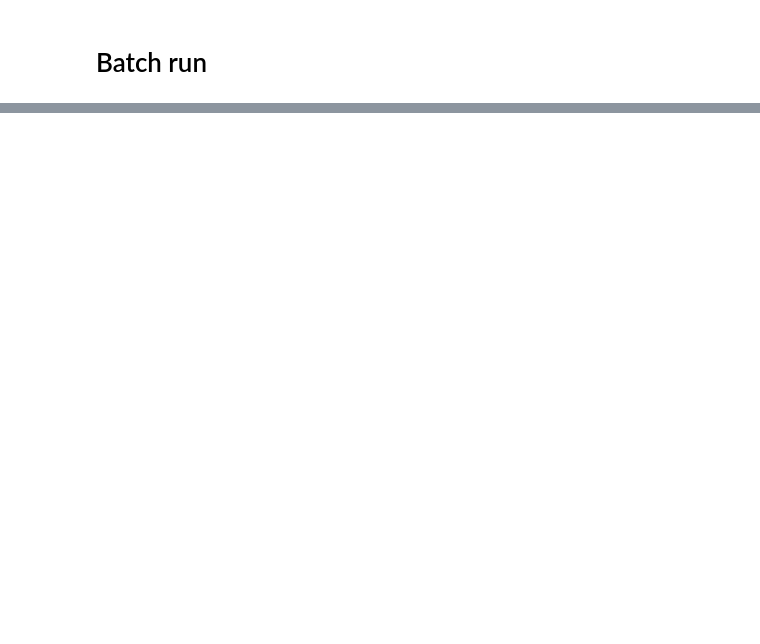
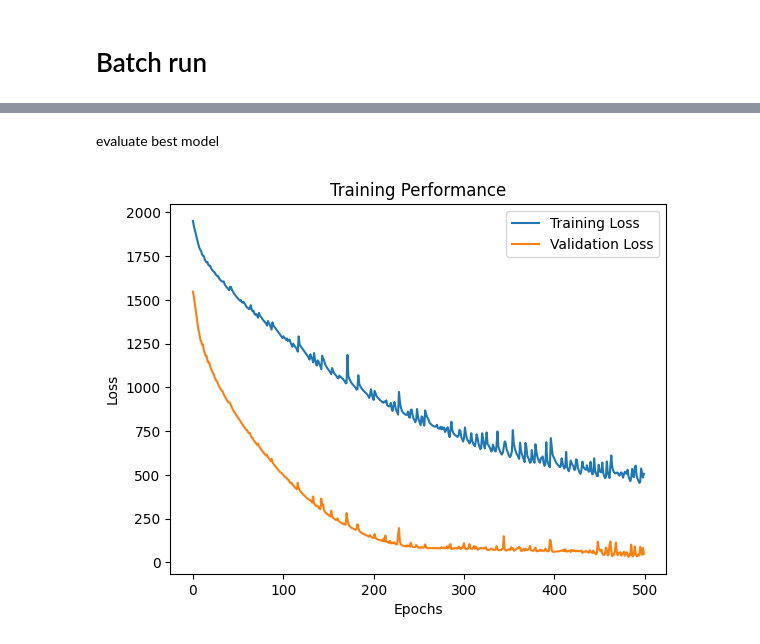
Before and after one commit to martgros/dynamic_system_identification_with_ml, a Jupyter notebook: notebook/identification_batchrun.ipynb, the cells around one changed output, grey strips where cells are left out. Saved outputs shown, nothing was run; the diff lists cells and outputs as text; code cells hidden in the pictures; blank space fills up the shorter version.

```diff
--- a/notebook/identification_batchrun.ipynb
+++ b/notebook/identification_batchrun.ipynb
@@ -21,14 +39,12 @@ import os
 import json
 import csv
 
-EPOCHS=10
-
-
+EPOCHS=500
 
 # Define hyperparameter values
 batch_sizes = [16, 32, 64]  # Batch sizes
 input_shapes = [(10, trainX.shape[2]), (20, trainX.shape[2]), (30, trainX.shape[2])]  # Time steps
-lstm_units_list = [16, 32]  # LSTM units
+lstm_units_list = [32, 64, 86]  # LSTM units
 
 # CSV file to log results
 csv_filename = "training_results.csv"
@@ -48,17 +64,17 @@ for batch_size in batch_sizes:
             run_id += 1
             print(f"\nTraining Run {run_id}: batch_size={batch_size}, time_steps={input_shape[0]}, lstm_units={lstm_units}\n")
 
-            with tf.device('CPU:0'):
-                # Define Model
-                model = Sequential()
-                model.add(LSTM(lstm_units, input_shape=input_shape, return_sequences=True, activation='sigmoid'))
-                model.add(TimeDistributed(Dense(1)))  # Output at each time step
+            #with tf.device('CPU:0'):
+            # Define Model
+            model = Sequential()
+            model.add(LSTM(lstm_units, input_shape=input_shape, return_sequences=True, activation='sigmoid'))
+            model.add(TimeDistributed(Dense(1)))  # Output at each time step
 
-                # Compile Model
-                model.compile(optimizer=RMSprop(learning_rate=0.01), loss='mean_squared_error', metrics=['mse'])
+            # Compile Model
+            model.compile(optimizer=RMSprop(learning_rate=0.01), loss='mean_squared_error', metrics=['mse'])
 
-                # Early Stopping (Stops if validation loss doesn't improve for 20 epochs)
-                early_stopping = EarlyStopping(monitor='val_loss', patience=20, restore_best_weights=True, verbose=1)
+            # Early Stopping (Stops if validation loss doesn't improve for 20 epochs)
+            early_stopping = EarlyStopping(monitor='val_loss', patience=20, restore_best_weights=True, verbose=1)
 
             # Create directory for this run
             model_name = f"model_bs{batch_size}_ts{input_shape[0]}_units{lstm_units}"
@@ -106,17 +163,21 @@ print(df_sorted)
+# %% [markdown]
+evaluate best model
 # %%
 import json
 import matplotlib.pyplot as plt
 
 # Load training history
-history_path = "./models/model_bs32_ts20_units64/model_bs32_ts20_units64_history.json"
+history_path = "./models/model_bs32_ts20_units32/model_bs32_ts20_units32_history.json"
 with open(history_path, 'r') as f:
     history = json.load(f)
 
 # Plot loss curves
 plt.plot(history['loss'], label='Training Loss')
 plt.plot(history['val_loss'], label='Validation Loss')
 plt.xlabel('Epochs')
 plt.ylabel('Loss')
 plt.legend()
 plt.title('Training Performance')
 plt.show()
+# %% [output]
+[figure, added]
```
Also changed, not shown: parts of 7 cells of this notebook, 5 other files.
